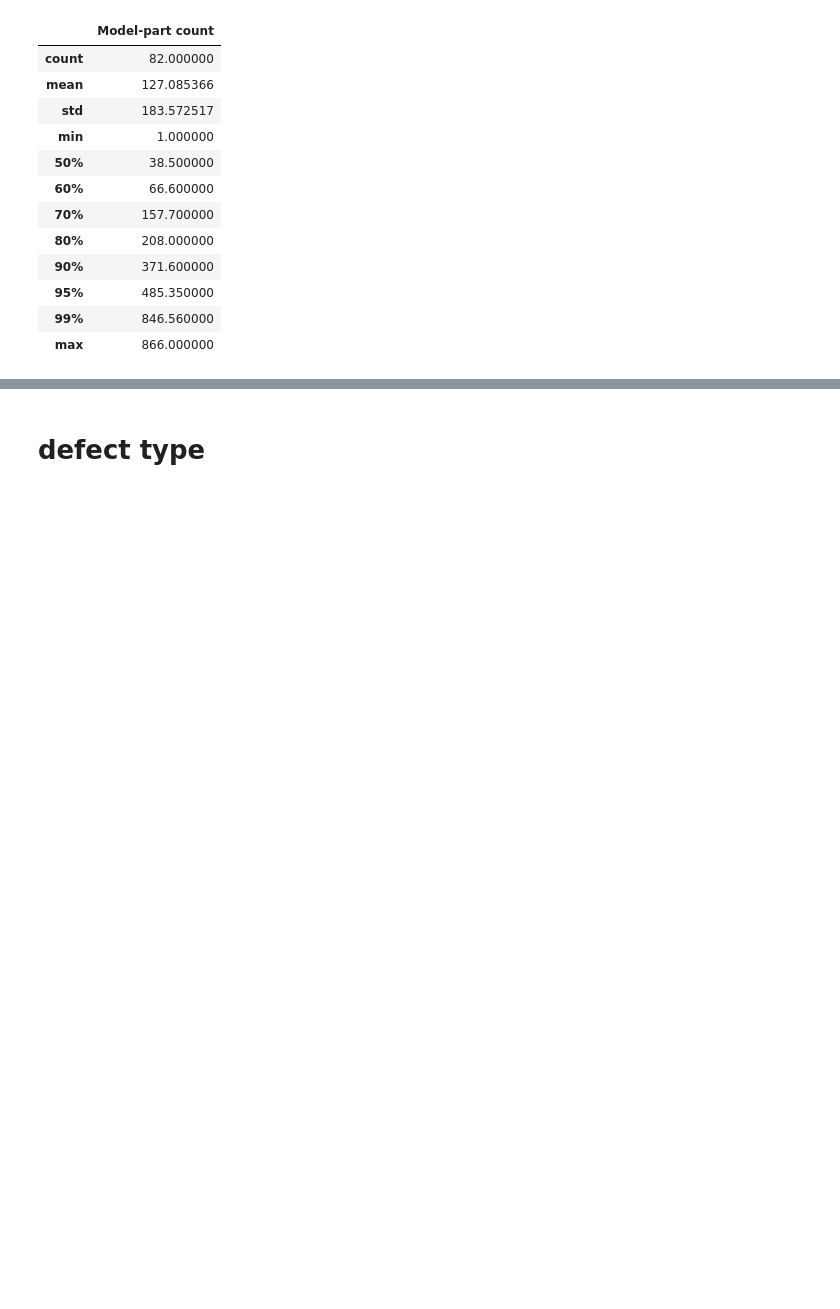
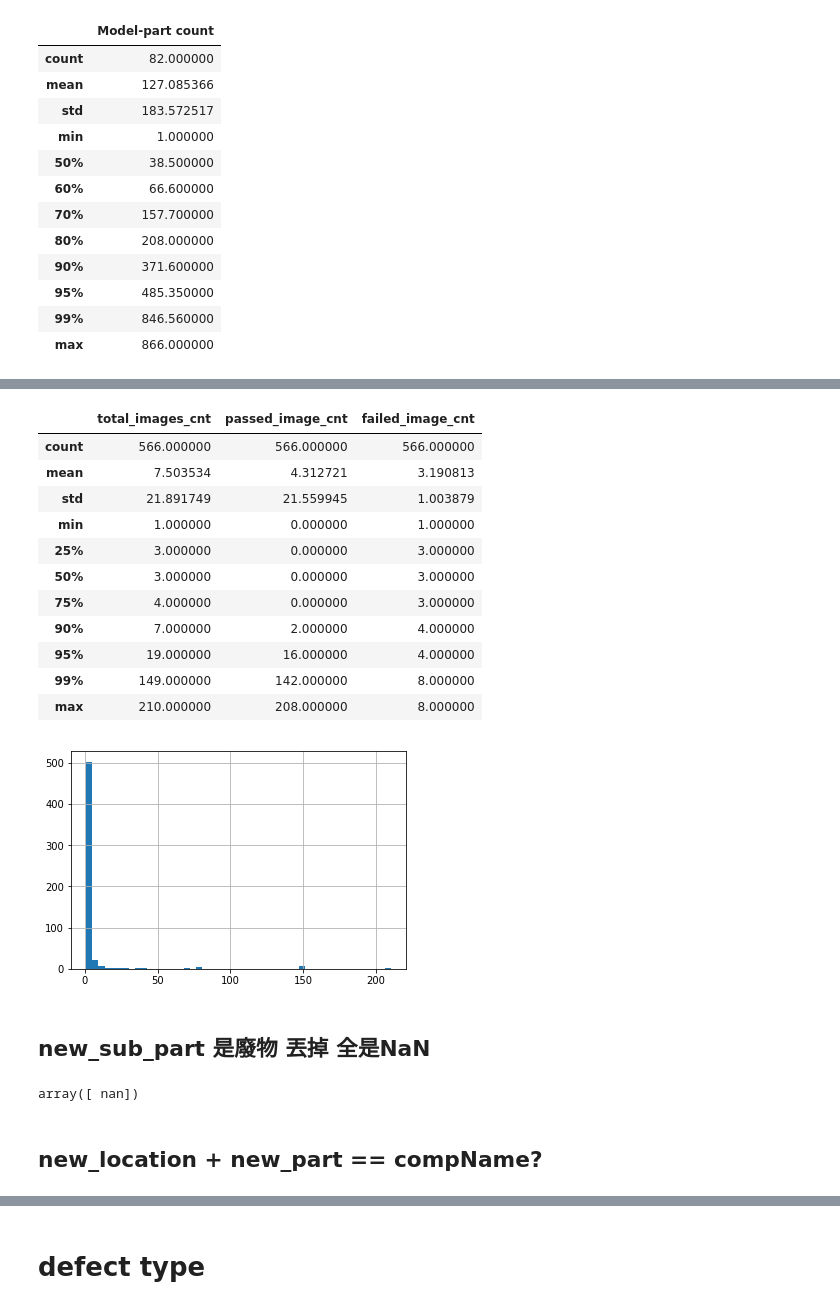
Before and after one commit to chengjiun/aia_exercise, a Jupyter notebook: examine_path_dirs.ipynb, the cells around one changed output, grey strips where cells are left out. Saved outputs shown, nothing was run; the diff lists cells and outputs as text; code cells hidden in the pictures; blank space fills up the shorter version.

```diff
--- a/examine_path_dirs.ipynb
+++ b/examine_path_dirs.ipynb
@@ -88,0 +136,18 @@ count_comp_model_df.describe(percentiles=[0.5,0.6,0.7,0.8,0.9,0.95,0.99])
+# %%
+failed_indx = data_table['label'] == 0
+failed_df = data_table.loc[failed_indx, ['cModel', 'CompName']]
+# %%
+total_images = []
+passed_images = []
+for r in failed_df.iterrows():
+    total_images.append((
+        np.sum((data_table.cModel == r[1].cModel) &
+               (data_table.CompName == r[1].CompName))))
+    passed_images.append((
+                np.sum((data_table.cModel == r[1].cModel) &
+               (data_table.CompName == r[1].CompName) &
+               (data_table.label == 1))))
+# %%
+failed_df['total_images_cnt'] = total_images
+failed_df['passed_image_cnt'] = passed_images
+failed_df['failed_image_cnt'] = failed_df['total_images_cnt'] - failed_df['passed_image_cnt']
@@ -89,2 +164,25 @@ count_comp_model_df.describe(percentiles=[0.5,0.6,0.7,0.8,0.9,0.95,0.99])
+# %%
+failed_df['total_images_cnt'].hist(bins=50)
+failed_df.describe(percentiles=[0.25,0.5,0.75,0.9,0.95,0.99])
+# %% [output]
+|  | total_images_cnt | passed_image_cnt | failed_image_cnt |
+| count | 566.000000 | 566.000000 | 566.000000 |
+| mean | 7.503534 | 4.312721 | 3.190813 |
+| std | 21.891749 | 21.559945 | 1.003879 |
+| min | 1.000000 | 0.000000 | 1.000000 |
+| 25% | 3.000000 | 0.000000 | 3.000000 |
+| 50% | 3.000000 | 0.000000 | 3.000000 |
+| 75% | 4.000000 | 0.000000 | 3.000000 |
+| 90% | 7.000000 | 2.000000 | 4.000000 |
+| 95% | 19.000000 | 16.000000 | 4.000000 |
+| 99% | 149.000000 | 142.000000 | 8.000000 |
+| max | 210.000000 | 208.000000 | 8.000000 |
+[figure, added]
+# %% [markdown]
+## new_sub_part 是廢物 丟掉 全是NaN
 # %%
-data_table
+data_table['new_sub_part'].unique()
+# %% [output]
+array([ nan])
+# %% [markdown]
+## new_location + new_part == compName?
```
Also changed, not shown: parts of 26 cells of this notebook, 3 other files.
